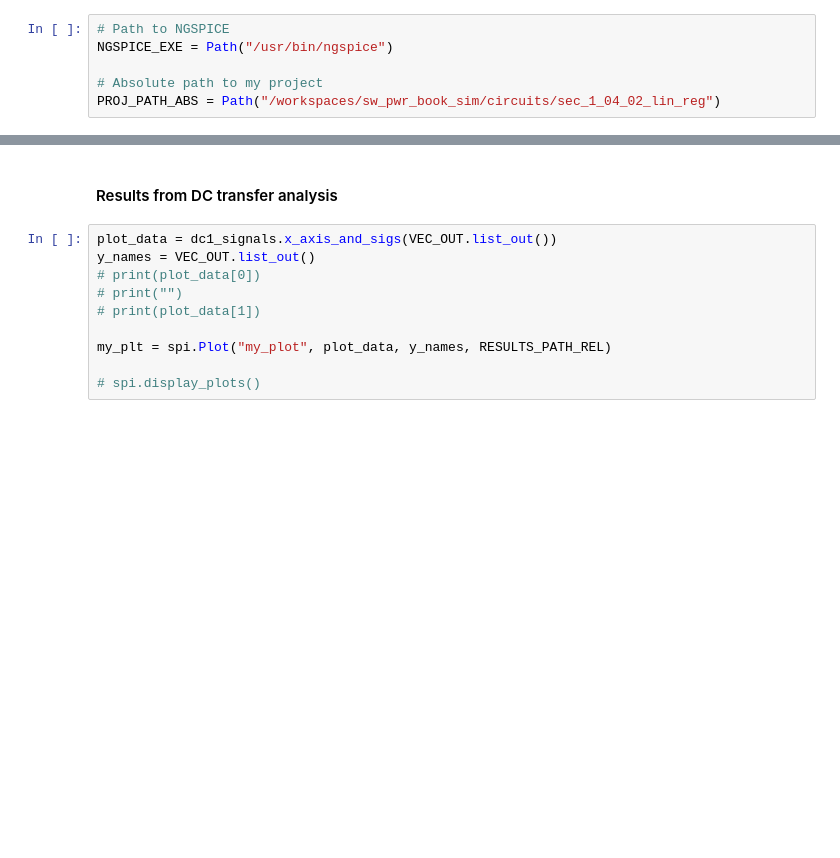
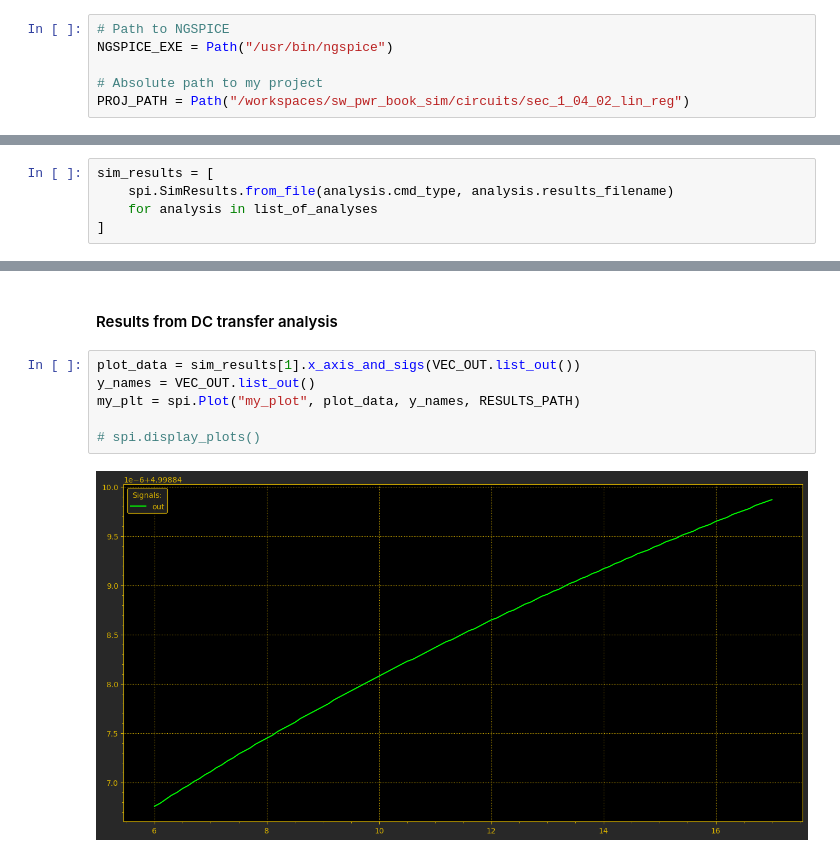
Before and after one commit to astorguy/sw_pwr_book_sim, a Jupyter notebook: python/sec_1_04_02_lin_reg.ipynb, the cells around one changed output, grey strips where cells are left out. Saved outputs shown, nothing was run; the diff lists cells and outputs as text; blank space fills up the shorter version.

Commit message:
got a plot for dc transfer

```diff
--- a/python/sec_1_04_02_lin_reg.ipynb
+++ b/python/sec_1_04_02_lin_reg.ipynb
@@ -13,7 +13,7 @@ import py4spice as spi
 NGSPICE_EXE = Path("/usr/bin/ngspice")
 
 # Absolute path to my project
-PROJ_PATH_ABS = Path("/workspaces/sw_pwr_book_sim/circuits/sec_1_04_02_lin_reg")
+PROJ_PATH = Path("/workspaces/sw_pwr_book_sim/circuits/sec_1_04_02_lin_reg")
 # %% [markdown]
 #### Prepare other paths
 # %%
@@ -161,2 +152,7 @@ dc1_signals = spi.Signals.from_spice_plot(RESULTS_FILENAME_1) # create signals o
 # %% [markdown]
 #### Simulation results to numpy
+# %%
+sim_results = [
+    spi.SimResults.from_file(analysis.cmd_type, analysis.results_filename)
+    for analysis in list_of_analyses
+]
@@ -184,12 +183,10 @@ vmeas#branch:  0.0499885
 # %% [markdown]
 #### Results from DC transfer analysis
 # %%
-plot_data = dc1_signals.x_axis_and_sigs(VEC_OUT.list_out())
+plot_data = sim_results[1].x_axis_and_sigs(VEC_OUT.list_out())
 y_names = VEC_OUT.list_out()
-# print(plot_data[0])
-# print("")
-# print(plot_data[1])
-
-my_plt = spi.Plot("my_plot", plot_data, y_names, RESULTS_PATH_REL)
+my_plt = spi.Plot("my_plot", plot_data, y_names, RESULTS_PATH)
 
 # spi.display_plots()
+# %% [output]
+[figure, added]
```
Also changed, not shown: parts of 7 cells of this notebook.
